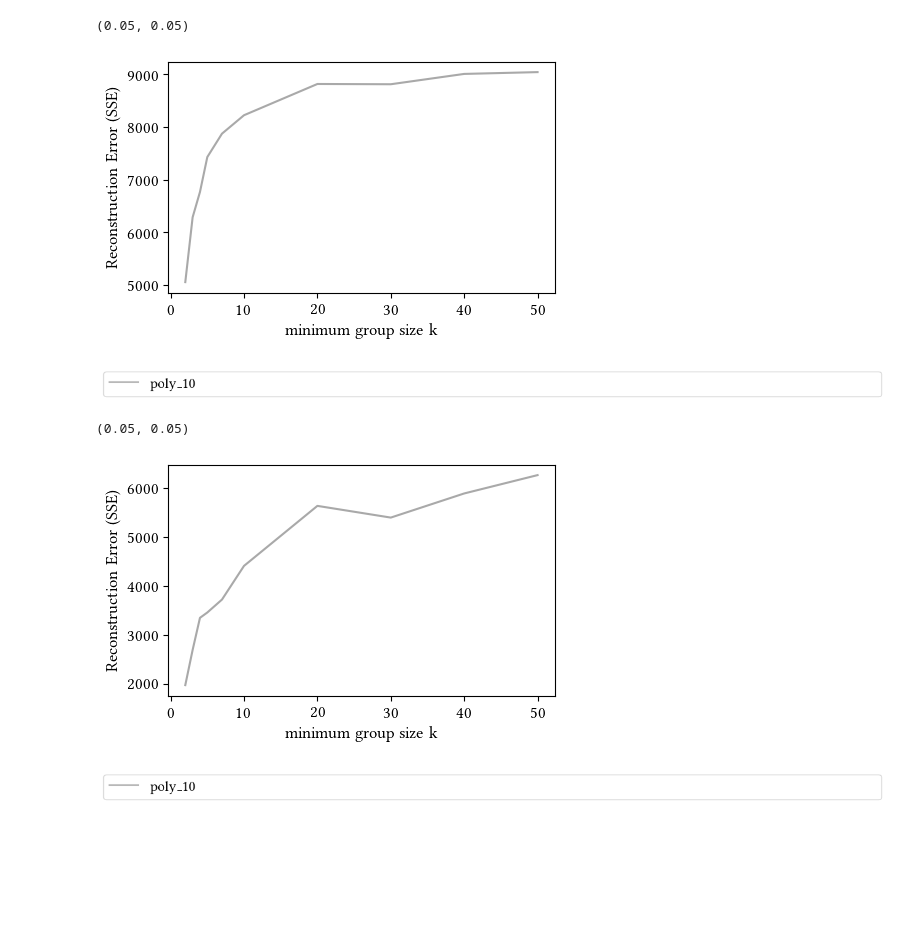
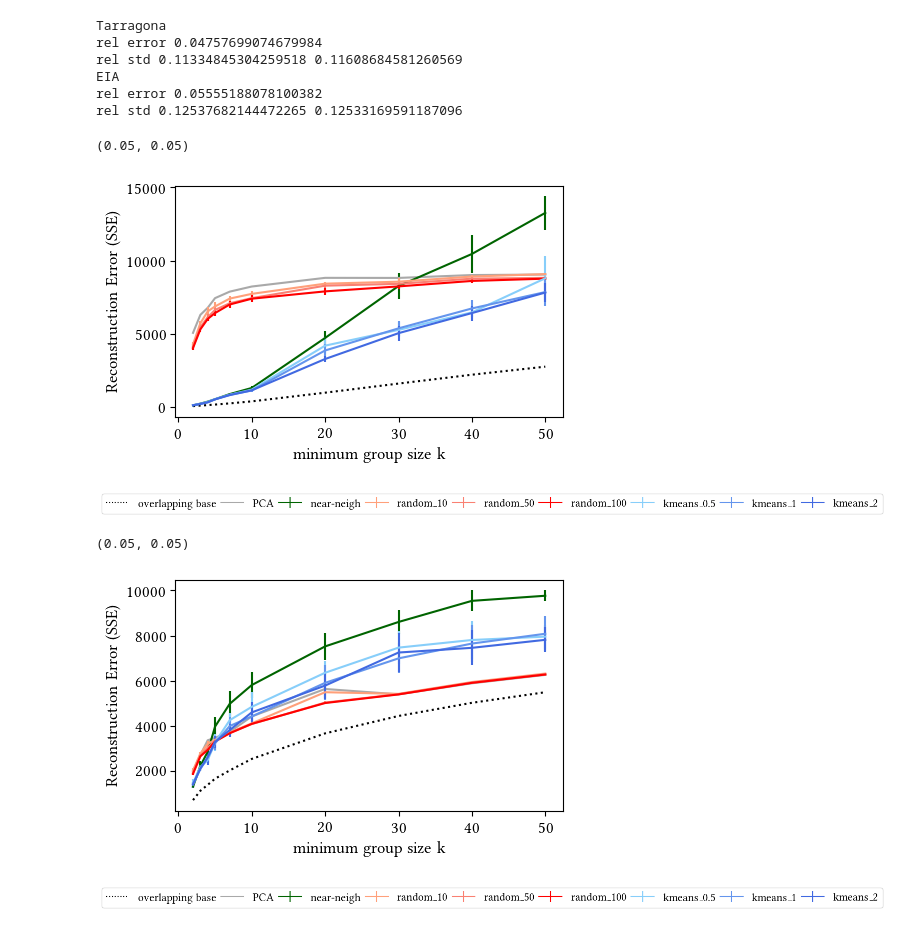
Before and after one commit to Feelx234/microagg1d, a Jupyter notebook: Multivariate.ipynb, the cells around one changed output. Cells and saved outputs as stored; diff of their text form; code cells hidden in the pictures; blank space fills up the shorter version.

```diff
--- a/Multivariate.ipynb
+++ b/Multivariate.ipynb
@@ -156,0 +166,10 @@ results = {}
+# %%
+load = True
+if load:
+    try:
+        with open("results\._2024_10_14__12_20_15.pkl", "rb") as f:
+            results = pickle.load(f)
+    except FileNotFoundError:
+        print("Could not find file to load")
+# %%
+skip_present = True
@@ -240,7 +352,7 @@ rc_fonts = {
 }
 matplotlib.rcParams.update(rc_fonts)
 # %%
-def plot_external_legend(original_ax, identifier, figsize=(12, 0.5), fontsize=16):
+def plot_external_legend(original_ax, identifier, figsize=(15.5, 0.5), fontsize=16):
     import warnings
     with warnings.catch_warnings():
         warnings.simplefilter("ignore")
@@ -258,43 +370,64 @@ def plot_external_legend(original_ax, identifier, figsize=(12, 0.5), fontsize=16
         fig.legend(handles, labels, loc='center', mode="expand", ncol=10,  fontsize=fontsize)
         #legend_ax.set_autoscale(enable=True, tight=True)
         fig.savefig(Path(".")/Path('figures')/f'legend_{fontsize}_{identifier}.pdf')
+# %%
+for dataset in results["poly_True_True"]:
+    arr1 = np.array(results["poly_True_True"][dataset])[:,1]
+    arr1_std = np.array(results["poly_True_True"][dataset])[:,2]
+    arr2 = np.array(results["poly_False_True"][dataset])[:,1]
+    arr2_std = np.array(results["poly_True_True"][dataset])[:,2]
+
+    print(dataset)
+    print("rel error", np.max(np.abs(arr1-arr2)/((arr1+arr2)/2)))
+    print("rel std", np.max(np.abs(arr1_std/arr1)), np.max(np.abs(arr2_std/arr2)))
+# %% [output]
+Tarragona
+rel error 0.04757699074679984
+rel std 0.11334845304259518 0.11608684581260569
+EIA
+rel error 0.05555188078100382
+rel std 0.12537682144472265 0.12533169591187096
 # %%
 for dataset in ["EIA", "Tarragona"]:
     fig = plt.figure(figsize=(5,3))
-    for label, method, color in zip(["poly_10", "PCA", "random_10", "random_50", "random_100", "kmeans_0.5", "kmeans_1", "kmeans_2"],
-        ["pca", "random_10", "random_50", "random_100", "merged_0.5", "merged_1", "merged_2"],
-                            ["darkgray", "lightsalmon", "salmon", "red","lightskyblue", "cornflowerblue", "royalblue" ]):
+    for label, method, color in zip(
+        ["overlapping base", "near-neigh", "PCA", "random_10", "random_50", "random_100", "kmeans_0.5", "kmeans_1", "kmeans_2"],
+        ["simple_neigh","poly_True_True", "pca", "random_10", "random_50", "random_100", "merged_0.5", "merged_1", "merged_2"],
+        ["k","darkgreen",  "darkgray", "lightsalmon", "salmon", "red","lightskyblue", "cornflowerblue", "royalblue" ]):
         if method not in results:
+            print("skipping", method)
             continue
         res = results[method][dataset]
         arr = np.array(res)
-
+        ls = "-"
+        if method=="simple_neigh":
+            ls = ":"
         # print(arr, method, dataset)
-        if arr.shape[1]==3:
+        if arr.shape[1]==3 and method!="simple_neigh":
             x = arr[:,0]
             y = arr[:,1]
             yerr = arr[:,2]
-            plt.errorbar(x, y, yerr=yerr, label=label, color=color)
+            plt.errorbar(x, y, yerr=yerr, label=label, color=color, linestyle=ls)
         else:
             x = arr[:,0]
             y = arr[:,1]
-            plt.plot(x,y, label=label, color=color)
+            plt.plot(x,y, label=label, color=color, linestyle=ls)
     # plt.legend()
     plt.xlabel("minimum group size k")
     plt.ylabel("Reconstruction Error (SSE)")
     # plt.title(dataset)
 
     fig.savefig(Path(".")/'figures'/(dataset+".pdf"), bbox_inches = 'tight', transparent=True)
     # plt.show()
     plot_external_legend(plt.gca(), dataset)
     plt.show()
 # %% [output]
 (0.05, 0.05)
-[figure, old version]
+[figure, new version]
-[figure, old version]
+[figure, new version]
 (0.05, 0.05)
-[figure, old version]
+[figure, new version]
-[figure, old version]
+[figure, new version]
 # %%
 from datetime import datetime
 from pathlib import Path
```
Also changed, not shown: parts of 24 cells of this notebook, 2 other files.
